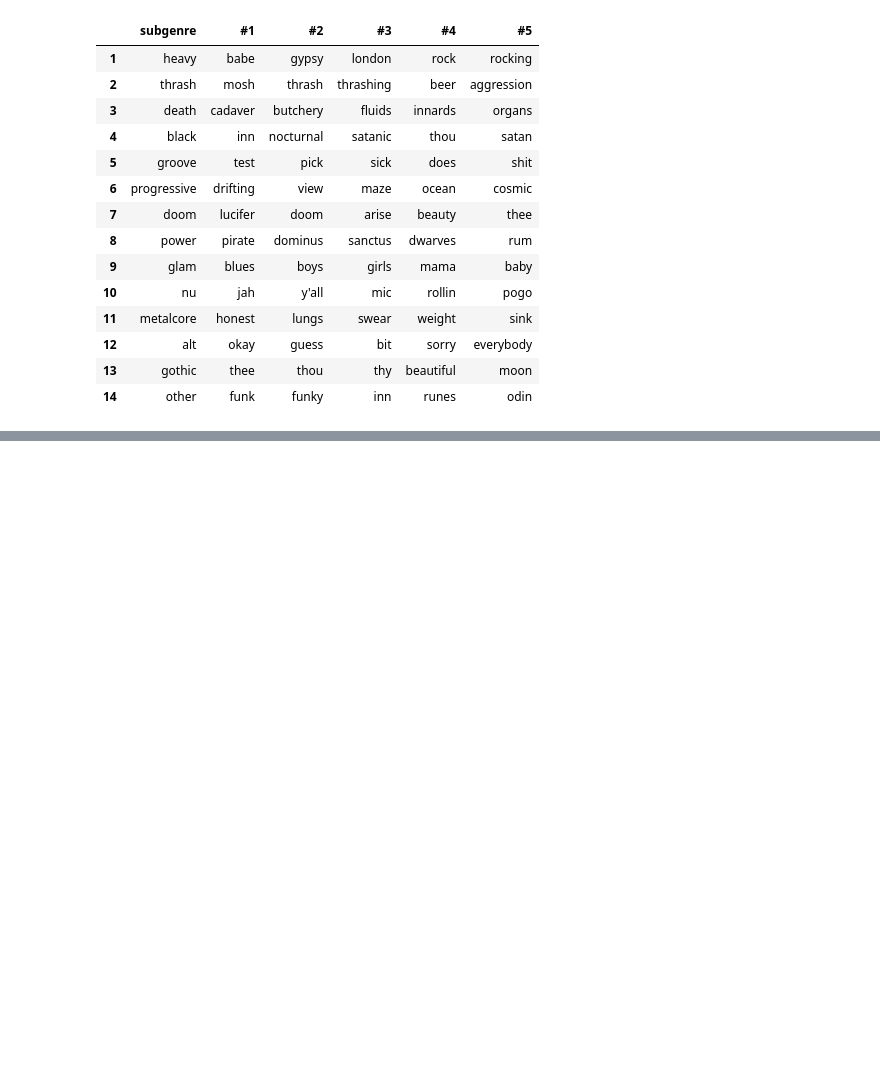
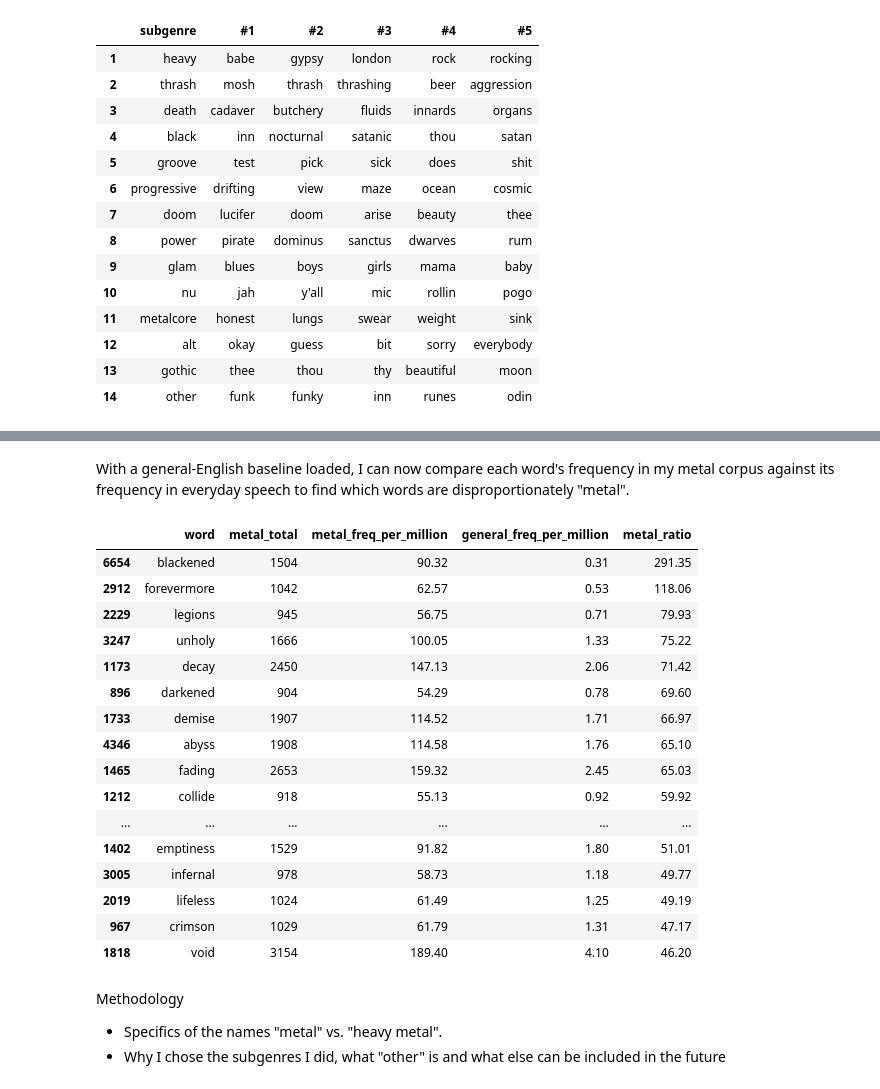
Before and after one commit to wanderson33245/The-Metal-Corpus, a Jupyter notebook: The Metal Corpus.ipynb, the cells around one changed output, grey strips where cells are left out. Saved outputs shown, nothing was run; the diff lists cells and outputs as text; code cells hidden in the pictures; blank space fills up the shorter version.

```diff
--- a/The Metal Corpus.ipynb
+++ b/The Metal Corpus.ipynb
@@ -19,12 +19,14 @@ import pandas as pd
 import matplotlib.pyplot as plt
 import seaborn as sns
 
-conn = sqlite3.connect('/Users/williamanderson/VisualStudio/metal_lyrics109.db')
+conn = sqlite3.connect('metal_lyrics109.db')
 
 subgenres = ['heavy', 'thrash', 'death', 'black', 'groove', 'progressive', 'doom', 'power', 'glam', 'nu', 'metalcore', 'alt', 'gothic', 'other']
 
 df_words = pd.read_sql("SELECT * FROM words", conn)
-df_artists = pd.read_sql("SELECT * FROM artists", conn) #results 1,296. Some of them, I'm keeping in the artists table but either Discogs or Genius returned empty, so they have no lyrics included in this project
+df_artists = pd.read_sql("SELECT * FROM artists", conn) # results 1,296 artists. Some of them, I'm keeping in the artists table
+                                                        # along with their information (vocalist_gender and country), but either
+                                                        # Discogs or Genius returned empty, so they have no lyrics included in this project
 df_active_artists = pd.read_sql("""
     SELECT COUNT(DISTINCT artist_id) as active_artists
     FROM releases
@@ -692,0 +703,8 @@ Also, yeah, "pogo" is still in there. I'm not removing it.
+# %%
+subtlex = pd.read_csv('SUBTLEXfreqPoS-sorted.csv')
+subtlex = subtlex[['Word', 'SUBTLWF']].copy()
+subtlex.columns = ['word', 'general_freq_per_million']
+subtlex['word'] = subtlex['word'].str.lower()
+subtlex = subtlex.groupby('word', as_index=False)['general_freq_per_million'].sum()
+subtlex = subtlex.sort_values('general_freq_per_million', ascending=False)
+subtlex.head()
@@ -692,0 +718,58 @@ Also, yeah, "pogo" is still in there. I'm not removing it.
+# %% [markdown]
+With a general-English baseline loaded, I can now compare each word's frequency in my metal corpus against its frequency in everyday speech to find which words are disproportionately "metal".
+# %%
+TOP_N = 20 # <- change this number and rerun the cell to see more/fewer words
+
+manual_remove_metal_words = {
+    'og', 'och', 'av', 'ich', 'mot', 'det', 'na', 'var',
+    'fra', 'sa', 'der', 'wir', 'dem', 'ist', 'mir', 'vi',
+    'nar', 'du', 'ar', 'dei', 'das', 'att'
+}
+
+df_words['metal_total'] = df_words[subgenres].sum(axis=1)
+
+total_words_corpus = df_words[subgenres].sum().sum()
+df_words['metal_freq_per_million'] = df_words['metal_total'] / total_words_corpus * 1_000_000
+
+df_metal_vs_general = df_words.merge(subtlex, on='word', how='inner')
+
+df_metal_vs_general = df_metal_vs_general[df_metal_vs_general['general_freq_per_million'] > 0] # Just in case a word with a general frequency of 0 sneaks in
+df_metal_vs_general = df_metal_vs_general[df_metal_vs_general['metal_total'] >= 750]
+df_metal_vs_general = df_metal_vs_general[~df_metal_vs_general['word'].isin(manual_remove_metal_words)]
+
+df_metal_vs_general['metal_ratio'] = (
+    df_metal_vs_general['metal_freq_per_million'] / (df_metal_vs_general['general_freq_per_million'])
+)
+
+df_metal_vs_general = df_metal_vs_general.sort_values('metal_ratio', ascending=False)
+df_metal_vs_general.head(TOP_N)[['word', 'metal_total', 'metal_freq_per_million', 'general_freq_per_million', 'metal_ratio']].style.map(
+    lambda x: 'font-weight: bold',
+    subset=['word', 'metal_ratio']
+).format({
+    'metal_freq_per_million': '{:.2f}',
+    'general_freq_per_million': '{:.2f}',
+    'metal_ratio': '{:.2f}',
+})
+# %% [output]
+|  | word | metal_total | metal_freq_per_million | general_freq_per_million | metal_ratio |
+| 6654 | blackened | 1504 | 90.32 | 0.31 | 291.35 |
+| 2912 | forevermore | 1042 | 62.57 | 0.53 | 118.06 |
+| 2229 | legions | 945 | 56.75 | 0.71 | 79.93 |
+| 3247 | unholy | 1666 | 100.05 | 1.33 | 75.22 |
+| 1173 | decay | 2450 | 147.13 | 2.06 | 71.42 |
+| 896 | darkened | 904 | 54.29 | 0.78 | 69.60 |
+| 1733 | demise | 1907 | 114.52 | 1.71 | 66.97 |
+| 4346 | abyss | 1908 | 114.58 | 1.76 | 65.10 |
+| 1465 | fading | 2653 | 159.32 | 2.45 | 65.03 |
+| 1212 | collide | 918 | 55.13 | 0.92 | 59.92 |
+| ... | ... | ... | ... | ... | ... |
+| 1402 | emptiness | 1529 | 91.82 | 1.80 | 51.01 |
+| 3005 | infernal | 978 | 58.73 | 1.18 | 49.77 |
+| 2019 | lifeless | 1024 | 61.49 | 1.25 | 49.19 |
+| 967 | crimson | 1029 | 61.79 | 1.31 | 47.17 |
+| 1818 | void | 3154 | 189.40 | 4.10 | 46.20 |
+# %% [markdown]
+Methodology
+
+- Specifics of the names "metal" vs. "heavy metal".
+- Why I chose the subgenres I did, what "other" is and what else can be included in the future
```
Also changed, not shown: parts of 4 cells of this notebook.
